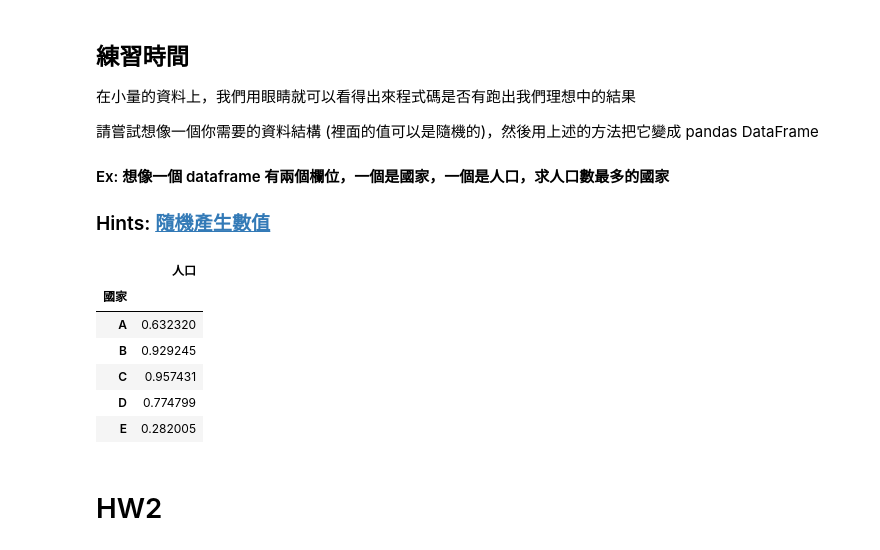
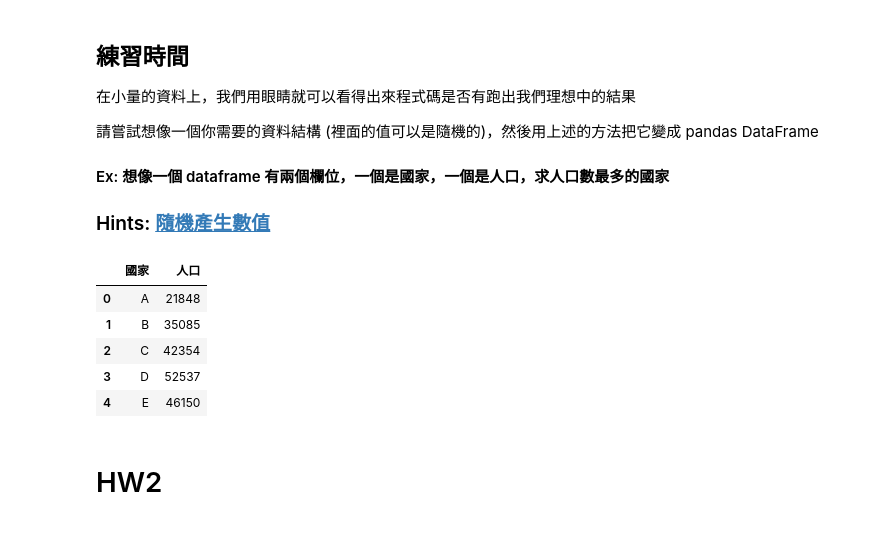
Before and after one commit to a102304043/2nd-ML100Days, a Jupyter notebook: homework/Day_003-2_HW.ipynb, the cells around one changed output. Saved outputs shown, nothing was run; the diff lists cells and outputs as text; code cells hidden in the pictures.

```diff
--- a/homework/Day_003-2_HW.ipynb
+++ b/homework/Day_003-2_HW.ipynb
@@ -13,19 +13,18 @@
 import pandas as pd
 import numpy as np
 # %%
-people = np.random.rand(5)
+people = np.random.randint(5000,100000,5)
 data = {'國家': ["A", "B", "C", "D", "E"] ,
         '人口': people }
 data = pd.DataFrame(data)
-data.set_index("國家")
+data
 # %% [output]
-|  | 人口 |
-| 國家 |  |
-| A | 0.632320 |
-| B | 0.929245 |
-| C | 0.957431 |
-| D | 0.774799 |
-| E | 0.282005 |
+|  | 國家 | 人口 |
+| 0 | A | 21848 |
+| 1 | B | 35085 |
+| 2 | C | 42354 |
+| 3 | D | 52537 |
+| 4 | E | 46150 |
 # %% [markdown]
 # HW2
 # %% [markdown]
```
